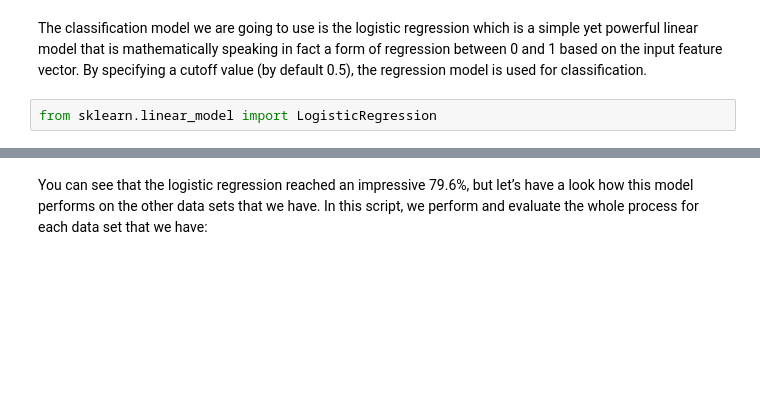
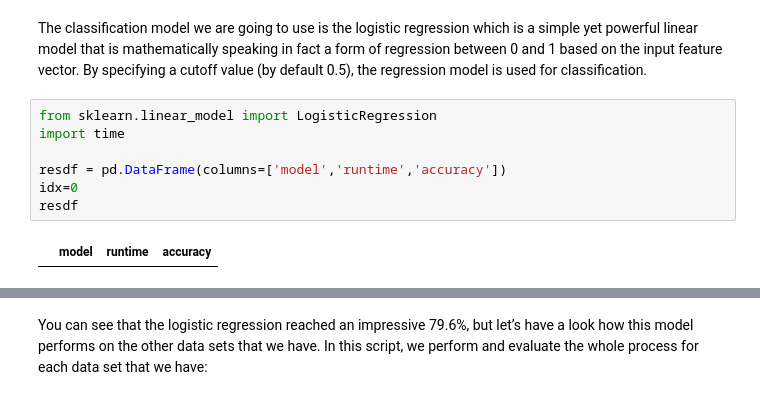
Before and after one commit to ftk1000/colab_demos, a Jupyter notebook: text_classification_with_python_and_keras.ipynb, the cells around one changed output, grey strips where cells are left out. Drawn from its saved outputs; the diff is of its cells as text; blank space fills up the shorter version.

```diff
--- a/text_classification_with_python_and_keras.ipynb
+++ b/text_classification_with_python_and_keras.ipynb
@@ -266,4 +261,11 @@ VOCAB LENGTH =  1714
 The classification model we are going to use is the logistic regression which is a simple yet powerful linear model that is mathematically speaking in fact a form of regression between 0 and 1 based on the input feature vector. By specifying a cutoff value (by default 0.5), the regression model is used for classification.
 # %%
 from sklearn.linear_model import LogisticRegression
+import time
+
+resdf = pd.DataFrame(columns=['model','runtime','accuracy'])
+idx=0
+resdf
+# %% [output]
+|  | model | runtime | accuracy |
 # %%
```
Also changed, not shown: parts of 21 cells of this notebook.
